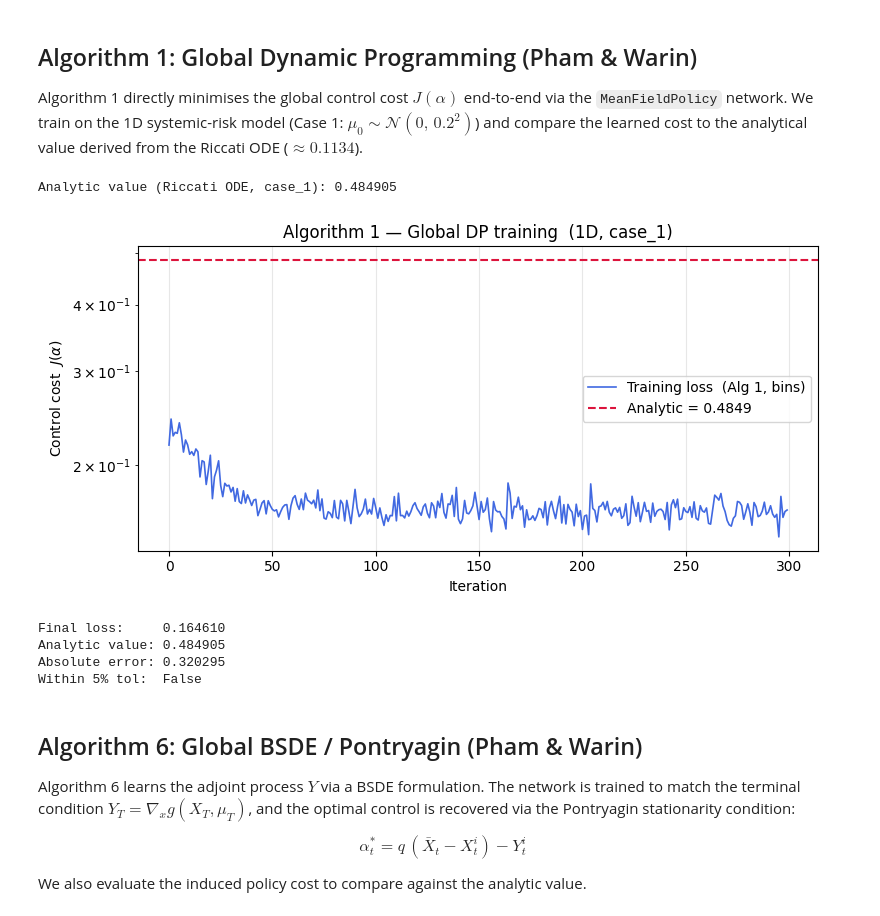
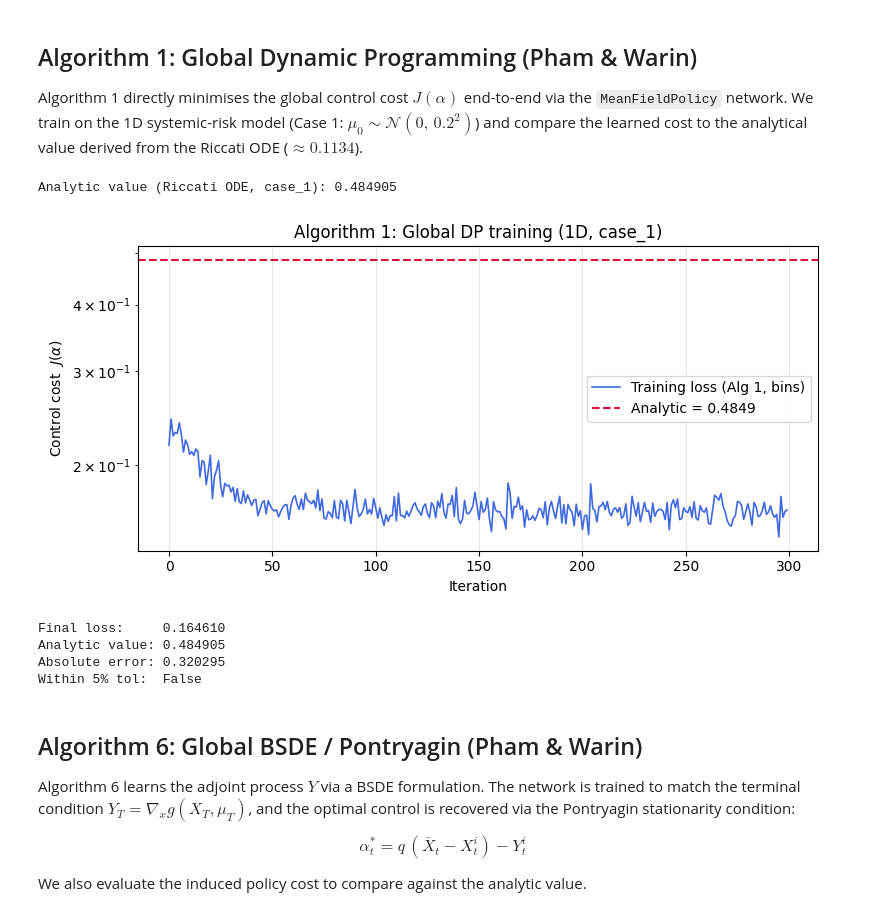
Before and after one commit to adonis107/MVA, a Jupyter notebook: notebooks/1. Baseline Implementation.ipynb, the cells around one changed output. Saved outputs shown, nothing was run; the diff lists cells and outputs as text; code cells hidden in the pictures.

```diff
--- a/notebooks/1. Baseline Implementation.ipynb
+++ b/notebooks/1. Baseline Implementation.ipynb
@@ -165,38 +165,38 @@ from mfnn_control import (
     EncoderConfig, SystemicRiskConfig, TrainingConfig,
     systemic_risk_value, train_pham_warin_algorithm_1,
 )
 
 torch.manual_seed(7)
 
 config     = SystemicRiskConfig(horizon=0.2, steps=20, particles=64, kappa=0.6, sigma=1.0, q=0.8)
 enc_cfg    = EncoderConfig(kind='bins', state_dim=1)
 train_cfg  = TrainingConfig(iterations=300, batch_size=16, initial_case='case_1', training_cases=('case_1',), seed=7)
 
 analytic = systemic_risk_value('case_1', config)
 print(f"Analytic value (Riccati ODE, case_1): {analytic:.6f}")
 
 policy, losses = train_pham_warin_algorithm_1(config, enc_cfg, train_cfg)
 
 fig, ax = plt.subplots(figsize=(8, 4))
-ax.semilogy(losses, lw=1.2, color='royalblue', label='Training loss  (Alg 1, bins)')
+ax.semilogy(losses, lw=1.2, color='royalblue', label='Training loss (Alg 1, bins)')
 ax.axhline(analytic, color='crimson', lw=1.5, ls='--', label=f'Analytic = {analytic:.4f}')
 ax.set_xlabel('Iteration')
 ax.set_ylabel('Control cost  $J(\\alpha)$')
-ax.set_title('Algorithm 1 — Global DP training  (1D, case_1)')
+ax.set_title('Algorithm 1: Global DP training (1D, case_1)')
 ax.legend()
 ax.grid(True, alpha=0.3)
 plt.tight_layout()
 plt.show()
 
-final  = losses[-1]
-err    = abs(final - analytic)
+final = losses[-1]
+err = abs(final - analytic)
 print(f"\nFinal loss:     {final:.6f}")
 print(f"Analytic value: {analytic:.6f}")
 print(f"Absolute error: {err:.6f}")
 print(f"Within 5% tol:  {err <= 0.05 * analytic}")
 # %% [output]
 Analytic value (Riccati ODE, case_1): 0.484905
-[figure, old version]
+[figure, new version]
 Final loss:     0.164610
 Analytic value: 0.484905
 Absolute error: 0.320295
```
Also changed, not shown: parts of 5 cells of this notebook, 1 other file.
